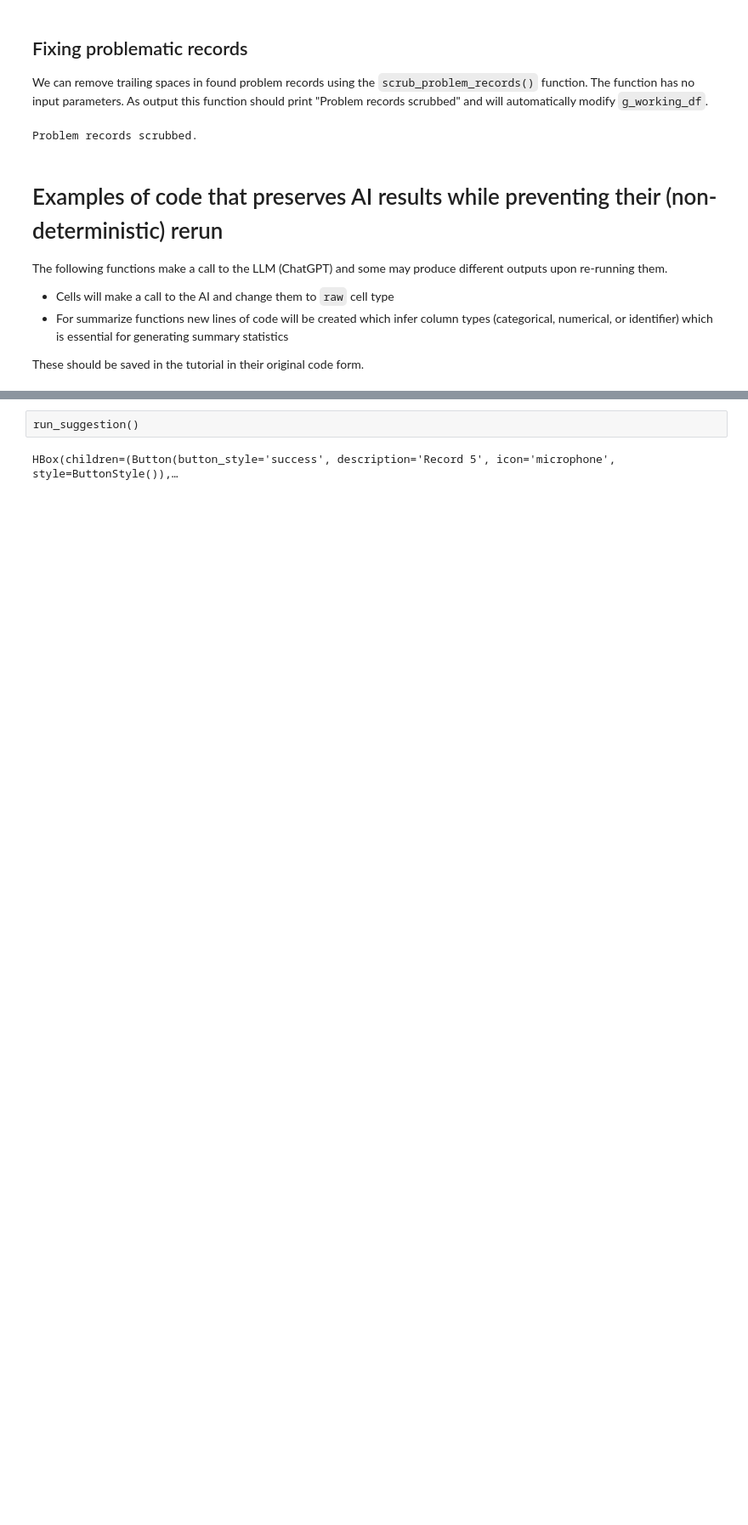
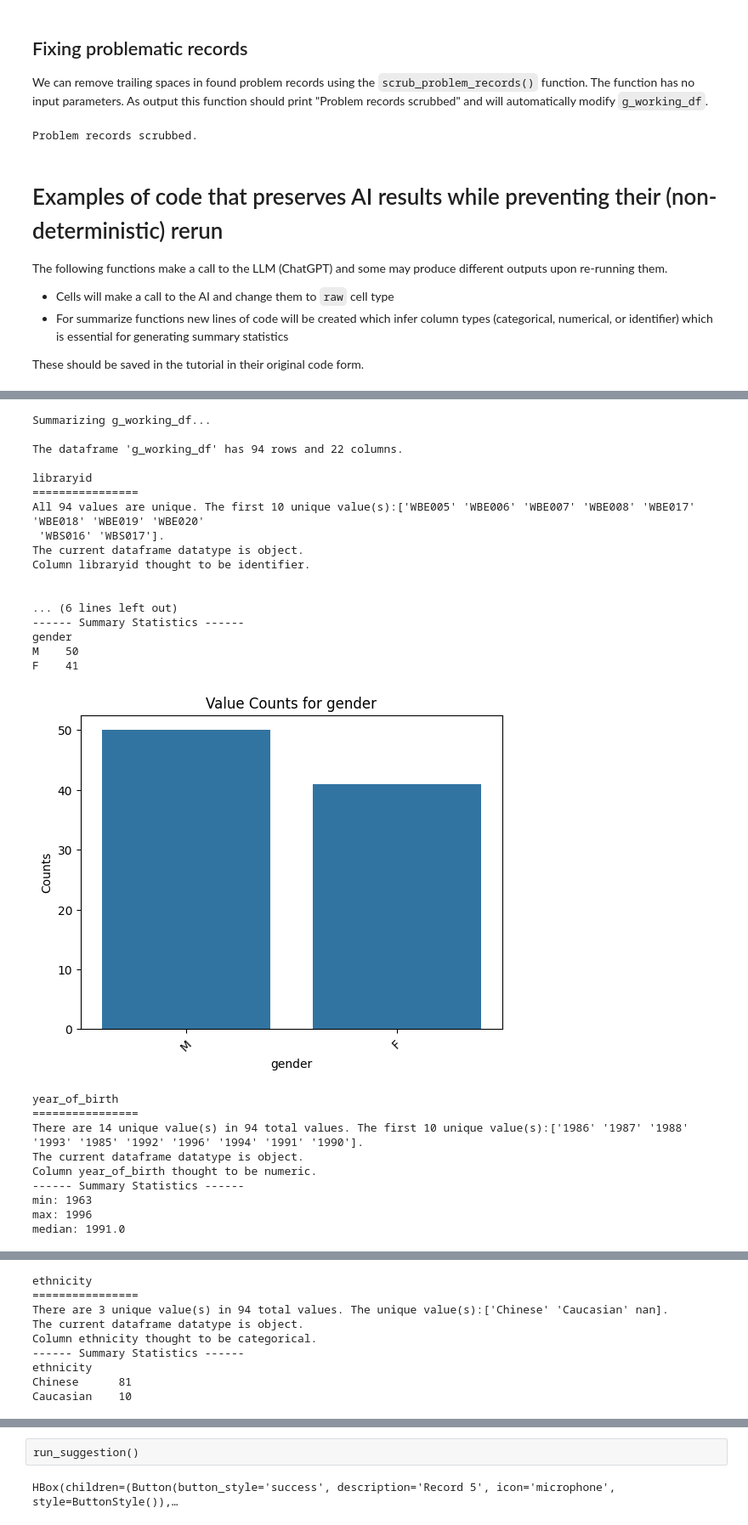
Before and after one commit to dpear/LMNOP, a Jupyter notebook: tutorial/tutorial.ipynb, the cells around one changed output, grey strips where cells are left out. Shown at 85% size. Saved outputs shown, nothing was run; the diff lists cells and outputs as text; code cells hidden in the pictures; blank space fills up the shorter version.

```diff
--- a/tutorial/tutorial.ipynb
+++ b/tutorial/tutorial.ipynb
@@ -1415,0 +1485,30 @@ summarize()
+# %%
+summarize(col_types={"libraryid": "identifier", "gender": "categorical", "year_of_birth": "numeric", "ethnicity": "categorical", "country_of_birth": "categorical", "weight_kg": "numeric", "height_cm": "numeric", "alcohol": "categorical", "passive_smoking": "categorical", "presence_of_pets": "categorical", "flg_genotype": "categorical", "blomia_tropicalis_dust_mite": "categorical", "dermatophagoides_pteronyssinus_dust_mite": "categorical", "elaeis_guineensis_oil_palm_pollen": "categorical", "curvularia_spp_fungus": "categorical", "skin_prick_test_3": "categorical", "asthma_status": "categorical", "ar_status": "categorical", "ad_status": "categorical", "sample_type": "categorical", "sampling_area": "categorical", "sampling_method": "categorical"}, df_name='g_working_df', a_df=g_working_df, max_items_shown=None, visualize=True)
+# %% [output]
+Summarizing g_working_df...
+
+The dataframe 'g_working_df' has 94 rows and 22 columns.
+
+libraryid
+================
+All 94 values are unique. The first 10 unique value(s):['WBE005' 'WBE006' 'WBE007' 'WBE008' 'WBE017' 'WBE018' 'WBE019' 'WBE020'
+ 'WBS016' 'WBS017'].
+The current dataframe datatype is object.
+Column libraryid thought to be identifier.
+
+
+... (6 lines left out)
+------ Summary Statistics ------
+gender
+M    50
+F    41
+[figure, added]
+year_of_birth
+================
+There are 14 unique value(s) in 94 total values. The first 10 unique value(s):['1986' '1987' '1988' '1993' '1985' '1992' '1996' '1994' '1991' '1990'].
+The current dataframe datatype is object.
+Column year_of_birth thought to be numeric.
+------ Summary Statistics ------
+min: 1963
+max: 1996
+median: 1991.0
@@ -1415,0 +1516,9 @@ summarize()
+ethnicity
+================
+There are 3 unique value(s) in 94 total values. The unique value(s):['Chinese' 'Caucasian' nan].
+The current dataframe datatype is object.
+Column ethnicity thought to be categorical.
+------ Summary Statistics ------
+ethnicity
+Chinese      81
+Caucasian    10
```
Also changed, not shown: parts of 21 cells of this notebook.
